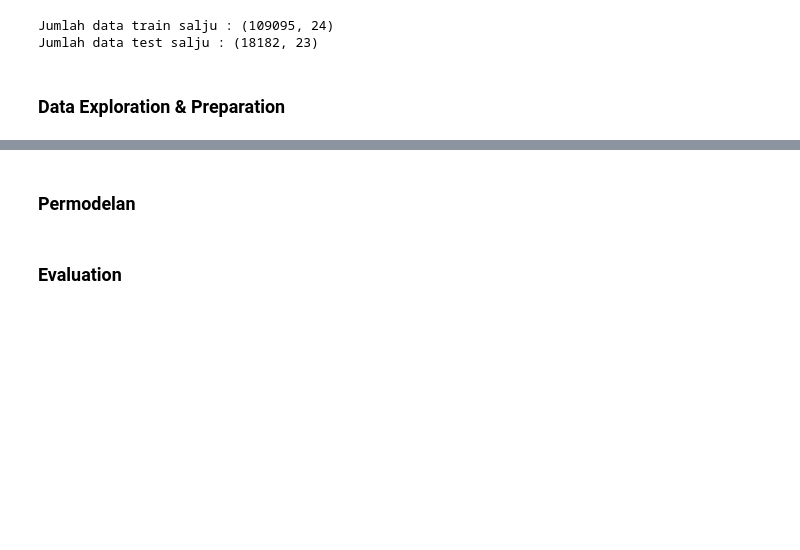
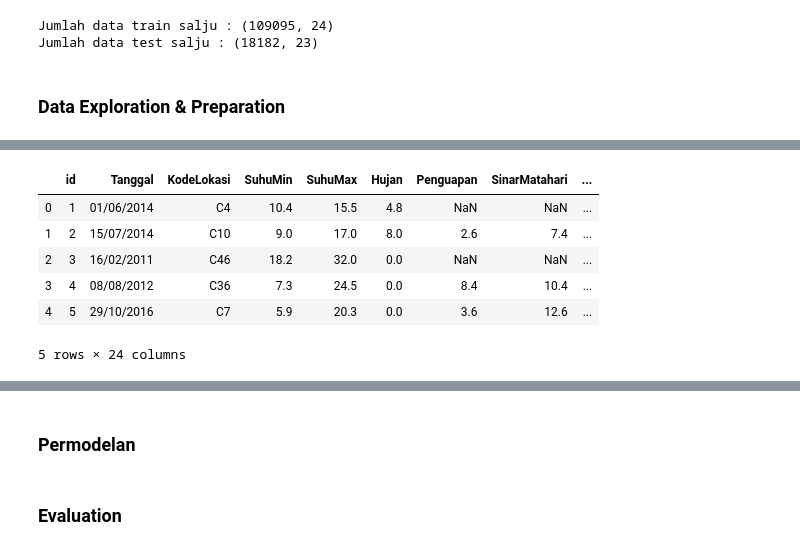
Before and after one commit to ichlasul0899/Klasifikasi-Salju-, a Jupyter notebook: code/Untitled.ipynb, the cells around one changed output, grey strips where cells are left out. Drawn from its saved outputs; the diff is of its cells as text; code cells hidden in the pictures; blank space fills up the shorter version.

```diff
--- a/code/Untitled.ipynb
+++ b/code/Untitled.ipynb
@@ -56,0 +97,13 @@ Jumlah data test salju : (18182, 23)
+# %%
+# Encode data pada BersaljuBesok dan BersaljuHariIni
+data_train_salju['BersaljuBesok'] = (data_train_salju['BersaljuBesok'] == 'Ya').astype(int)
+data_train_salju['BersaljuHariIni'] = (data_train_salju['BersaljuHariIni'] == 'Ya').astype(int)
+data_train_salju.head()
+# %% [output]
+|  | id | Tanggal | KodeLokasi | SuhuMin | SuhuMax | Hujan | Penguapan | SinarMatahari | ... |
+| 0 | 1 | 01/06/2014 | C4 | 10.4 | 15.5 | 4.8 | NaN | NaN | ... |
+| 1 | 2 | 15/07/2014 | C10 | 9.0 | 17.0 | 8.0 | 2.6 | 7.4 | ... |
+| 2 | 3 | 16/02/2011 | C46 | 18.2 | 32.0 | 0.0 | NaN | NaN | ... |
+| 3 | 4 | 08/08/2012 | C36 | 7.3 | 24.5 | 0.0 | 8.4 | 10.4 | ... |
+| 4 | 5 | 29/10/2016 | C7 | 5.9 | 20.3 | 0.0 | 3.6 | 12.6 | ... |
+5 rows × 24 columns
```
Also changed, not shown: parts of 19 cells of this notebook.
